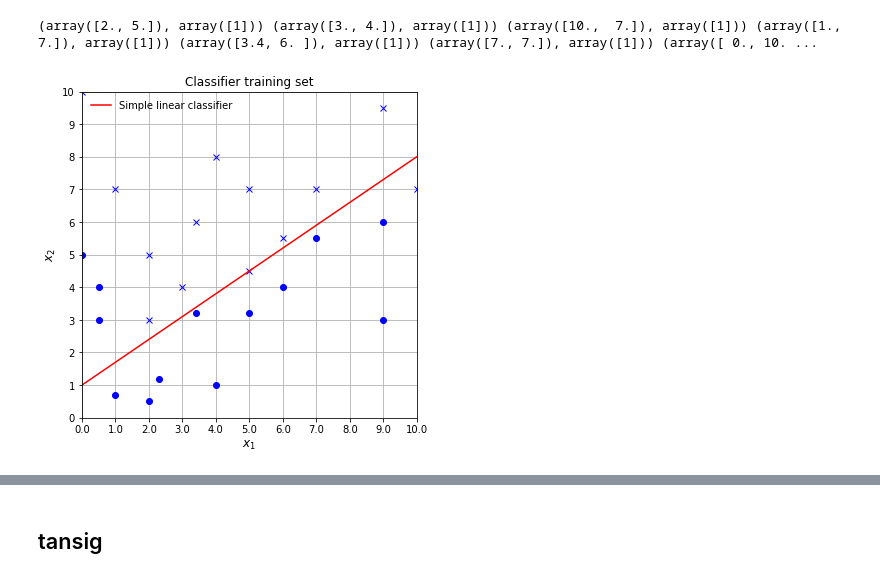
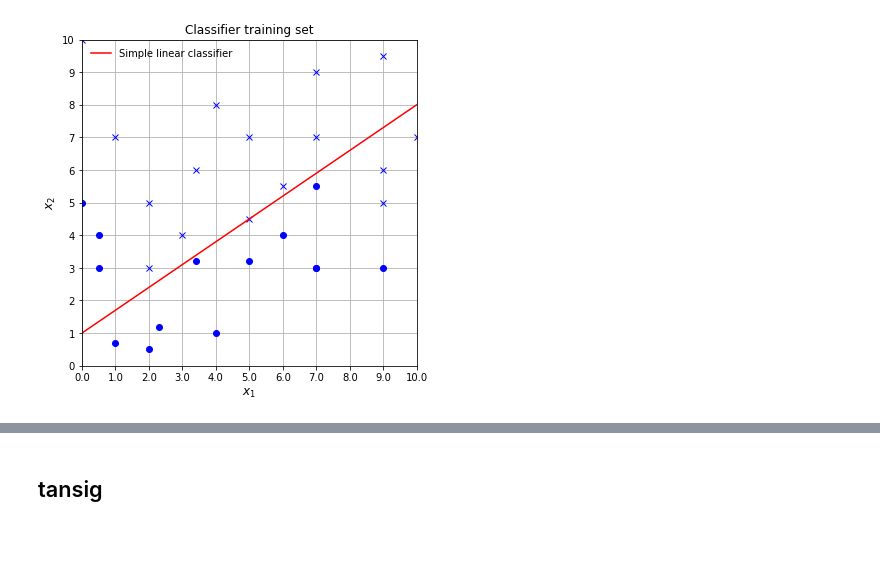
Before and after one commit to NelisW/NeuralNetworks-DeepLearning-Notes, a Jupyter notebook: code/chapterC-graphics.ipynb, the cells around one changed output, grey strips where cells are left out. Drawn from its saved outputs; the diff is of its cells as text; code cells hidden in the pictures; blank space fills up the shorter version.

```diff
--- a/code/chapterC-graphics.ipynb
+++ b/code/chapterC-graphics.ipynb
@@ -13,0 +26,16 @@ Define the data set. This is a small set, just used to demonstrate the princple.
+# %%
+x = np.asarray([[9.,6.],[9.,5.],[7.,9.],[2.,5.],[3.,4.],[10.,7.],[1.,7.],[3.4,6.0],[7.,7.],[0.,10.],
+                [6.,5.5],[9.,9.5],[5.,7.],[4.,8.],[2.,3.],[5.,4.5],[1.,.7],
+                [0.5,3.],[5.,3.2],[0.5,4.],[3.4,3.2],[2.3,1.2],[7.,5.5],
+                [6.,4.],[4.,1.],[2.,0.5],[0.,5.],[9.,3.],[7.,3.],[7.,3.]]).astype(np.float32)
+y = np.asarray([*16*[1],*14*[0]]).reshape(-1,)
+xin = [np.reshape(xi,(-1,1)) for xi in x]
+yin = [vectorized_result(yi) for yi in y]
+training_data = zip(xin,yin)
+test_data = zip(xin.copy(),y.copy())
+
+# the list defines the number of nodes in layers 0, 1, 2.
+numhid = 4
+net = network.Network(sizes=[2, numhid, 2],nlfn=network.tansig,nlfnpr=network.tansig_prime,silent=False,seed=10)
+
+net.SGD(training_data, epochs=2500, mini_batch_size=30, eta=5,test_data=test_data)
@@ -14,18 +87,11 @@ Define the data set. This is a small set, just used to demonstrate the princple.
 # %%
-x = np.asarray([[2,5],[3,4],[10,7],[1,7],[3.4,6.0],[7,7],[0,10],
-                [6,5.5],[9,9.5],[5,7],[4,8],[2,3],[5,4.5],[1,.7],
-                [0.5,3],[5,3.2],[0.5,4],[3.4,3.2],[2.3,1.2],[7,5.5],
-                [6,4],[9,6],[4,1],[2,0.5],[0,5],[9,3]])
-y = np.asarray([*13*[1],*13*[-1]]).reshape(-1,1)
-training_data = zip(x,y)
-print(*training_data)
+# plot the training set and a simple linear classifier
 p = ryplot.Plotter(1,1,1,figsize=(6,6),doWarning=False)
-for (x1,x2),y in zip(x,y):
-    marker = 'o' if y==-1 else 'x'
+for (x1,x2),yo in zip(x,y):
+    marker = 'o' if yo==0 else 'x'
     p.plot(1,x1,x2,'Classifier training set','$x_1$','$x_2$',linestyle='',markers=[marker],plotCol=['b'],pltaxis=[0,10,0,10])
 x1 = np.linspace(0,10,100)
 p.plot(1,x1,x1*7/10+1,label=['Simple linear classifier'],plotCol=['r'])
 p.saveFig('../pic/chC-trainingset.pdf')
 # %% [output]
-(array([2., 5.]), array([1])) (array([3., 4.]), array([1])) (array([10.,  7.]), array([1])) (array([1., 7.]), array([1])) (array([3.4, 6. ]), array([1])) (array([7., 7.]), array([1])) (array([ 0., 10. ...
-[figure, old version]
+[figure, new version]
```
Also changed, not shown: parts of 12 cells of this notebook, 9 other files.
